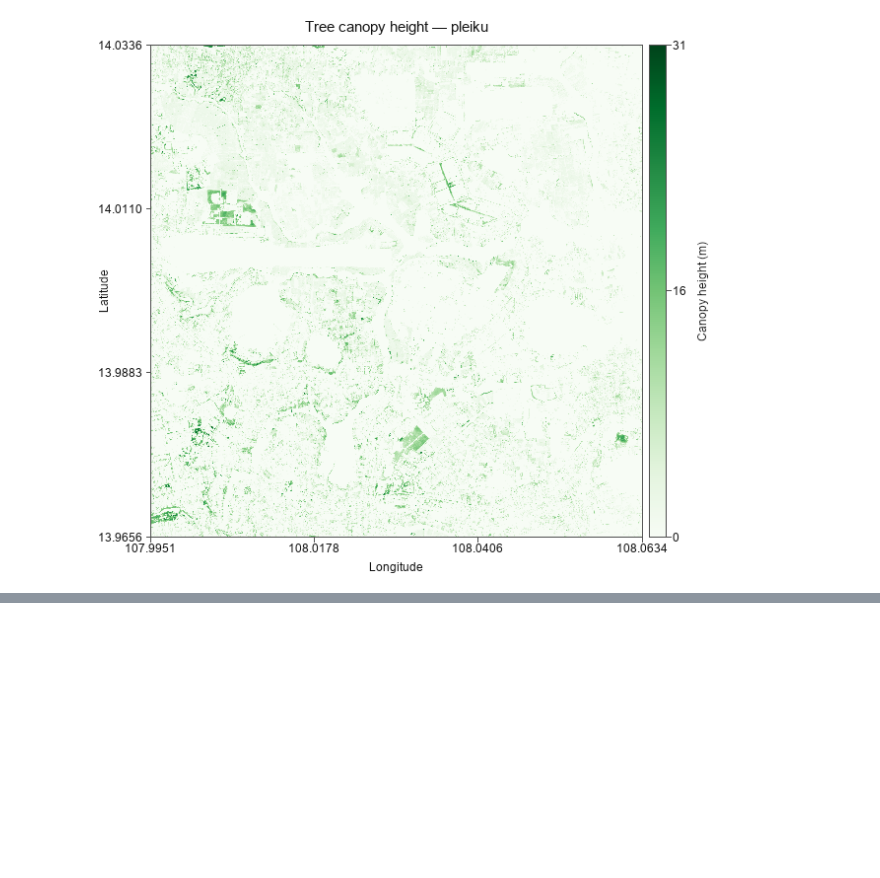
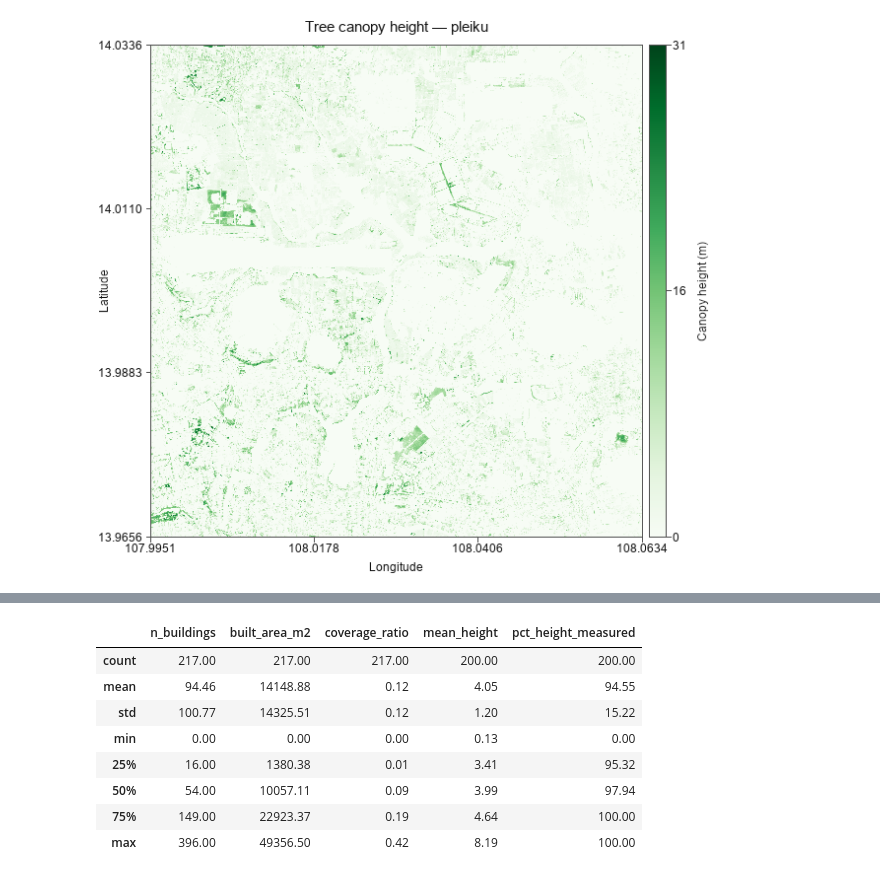
Before and after one commit to ArchiColab/sitex-course, a Jupyter notebook: 01-ARCH-Building_Morphology.ipynb, the cells around one changed output, grey strips where cells are left out. Saved outputs shown, nothing was run; the diff lists cells and outputs as text; code cells hidden in the pictures; blank space fills up the shorter version.

Commit message:
Adding the basic hex grid (res 9) for data aggregation, the new notebook for LLM+GIS, updated notes about local CRS

```diff
--- a/01-ARCH-Building_Morphology.ipynb
+++ b/01-ARCH-Building_Morphology.ipynb
@@ -598,0 +641,87 @@ if ShowMaps and canopy_path.exists():
+# %%
+#@title <font color=#1B7192> Click to run </font>  { display-mode: "form" }
+
+_t0 = time.time()
+print("### 10. Export for interpretation: buildings and one row per hexagon ###", flush=True)
+
+import h3
+from sitex.core import hexgrid
+
+hex_grid_path = DATA_DIR / f"hex_grid_{SLUG}.gpkg"
+if not hex_grid_path.exists():
+    raise FileNotFoundError(f"{hex_grid_path} not found -- run 00-Data-Acquisition.ipynb Section 3b first.")
+hexes = gpd.read_file(hex_grid_path, layer="hex")
+
+# --- buildings, with the hexagon each one belongs to ---
+bldg = buildings_out.copy()                                  # buildings_enriched layer, LOCAL_EPSG
+bldg["h3_id"] = hexgrid.assign_h3_id(bldg, hexes)
+bldg["height_measured"] = (bldg["height_source"] != "imputed").astype(float)
+
+# --- one row per hexagon ---
+hex_morphology = hexgrid.polygons_to_hex(
+    bldg, hexes,
+    n_buildings=("bldg_id", "count"),
+    built_area_m2=("area_m2", "sum"),
+    mean_height=("height_final", "mean"),
+    pct_height_measured=("height_measured", "mean"),
+    dominant_function=("bldg_function", "mode"),
+)
+hex_morphology["pct_height_measured"] *= 100
+HEIGHT_RELIABLE_MIN_PCT = 50    #@param {type:"number"}
+#@markdown <font color=#1B7192> A hexagon's heights count as reliable when at least this % of its buildings have a measured height. </font>
+hex_morphology["height_reliable"] = hex_morphology["pct_height_measured"] >= HEIGHT_RELIABLE_MIN_PCT
+hex_area_m2 = hexes.set_index("h3_id")["area_m2"]
+hex_morphology["coverage_ratio"] = hex_morphology["built_area_m2"] / hex_morphology["h3_id"].map(hex_area_m2)
+hex_morphology = hex_morphology[["h3_id", "n_buildings", "built_area_m2", "coverage_ratio",
+                                 "mean_height", "pct_height_measured", "height_reliable", "dominant_function"]]
+
+buildings_parquet_path = GDF_DIR / f"{SLUG}_buildings.parquet"
+hex_morphology_path = GDF_DIR / f"{SLUG}_hex_morphology.parquet"
+bldg.drop(columns="height_measured").to_parquet(buildings_parquet_path)
+hex_morphology.to_parquet(hex_morphology_path, index=False)
+
+# --- legend: one dictionary writes the table below and the legend file ---
+H3_RES = h3.get_resolution(hexes["h3_id"].iloc[0])
+LEGEND_COLUMNS = ["table", "column", "unit", "definition", "source", "limits"]
+LEGEND = [
+    ("hex_morphology", "h3_id", "-", f"Key of the hexagon (H3 cell, resolution {H3_RES})",
+     f"hex_grid_{SLUG}.gpkg", "-"),
+    ("hex_morphology", "n_buildings", "count", "Building footprints whose centre lies in the hexagon",
+     "Overture Maps footprints", "Footprints, not dwellings or residents. Missing or merged footprints are not corrected"),
+    ("hex_morphology", "built_area_m2", "m2", "Sum of the footprint areas of those buildings",
+     "Overture Maps footprints", "Ground area, not floor area. Stands in for built density, not for population"),
+    ("hex_morphology", "coverage_ratio", "0 to 1", "built_area_m2 divided by the hexagon area",
+     "built_area_m2, hex grid", "Footprints only: roads and open land count as not built"),
+    ("hex_morphology", "mean_height", "m", "Mean height_final of the buildings (not weighted by area)",
+     "Overture, Open Buildings, GBA, or imputed (Section 5)", "Includes imputed heights: read with pct_height_measured. Empty if no buildings"),
+    ("hex_morphology", "pct_height_measured", "%", "Share of the buildings whose height_source is not 'imputed'",
+     "height_source (Section 5)", "Says where the height came from, not whether it is right"),
+    ("hex_morphology", "height_reliable", "yes/no", f"True when pct_height_measured is at least {HEIGHT_RELIABLE_MIN_PCT}%",
+     "pct_height_measured", "The cutoff is a choice, not a measured limit. False also for a hexagon without buildings"),
+    ("hex_morphology", "dominant_function", "class", "Most frequent bldg_function among the buildings (ties: first in alphabetical order)",
+     "Overture land use, then a size and height rule (Section 6)", "Rule-based class, not surveyed use. Counts buildings, not floor area"),
+    ("buildings", "bldg_id", "-", "Building number in this notebook", "this notebook", "Changes if the footprints are reloaded"),
+    ("buildings", "height_final", "m", "Reconciled building height", "Section 5", "See height_source"),
+    ("buildings", "height_source", "class", "overture, open_buildings, gba or imputed", "Section 5", "-"),
+    ("buildings", "bldg_function", "class", "residential, mixed, industrial or civic", "Section 6", "Rule-based class, not surveyed use"),
+    ("buildings", "lu_class", "class", "Overture land-use class at the building centre", "Overture Maps land use", "Empty where no land-use polygon covers it"),
+    ("buildings", "area_m2", "m2", "Footprint area", "Overture Maps footprints", "-"),
+    ("buildings", "elevation_m", "m", "Ground elevation at the building centre", "GEDTM30 terrain model (Section 7)", "Terrain, not the height of the building; NaN if the DTM is missing"),
+    ("buildings", "geometry", "polygon", f"Outline of the building footprint (EPSG:{LOCAL_EPSG})", "Overture Maps footprints", "-"),
+    ("buildings", "h3_id", "-", "Hexagon that holds the building centre", f"hex_grid_{SLUG}.gpkg", "Empty if the centre is outside the grid"),
+]
+legend = pd.DataFrame(LEGEND, columns=LEGEND_COLUMNS)
+legend_path = GDF_DIR / f"{SLUG}_hex_morphology_legend.csv"
+legend.to_csv(legend_path, index=False, encoding="utf-8")
+
+n_in_grid = int(bldg["h3_id"].notna().sum())
+print(f"Buildings in the grid : {n_in_grid:,} of {len(bldg):,} (the others lie outside the hexagons)")
+print(f"Hexagons              : {len(hex_morphology)}, of which {int((hex_morphology['n_buildings'] == 0).sum())} without buildings")
+print(f"Saved -> {buildings_parquet_path}")
+print(f"Saved -> {hex_morphology_path}")
+print(f"Saved -> {legend_path}")
+display(hex_morphology.describe().round(2))
+display(legend[legend["table"] == "hex_morphology"].drop(columns="table"))
+
+print(f"--- 10. done in {time.time() - _t0:.2f}s ---\n")
+# %% [output]
@@ -598,0 +734,9 @@ if ShowMaps and canopy_path.exists():
+|  | n_buildings | built_area_m2 | coverage_ratio | mean_height | pct_height_measured |
+| count | 217.00 | 217.00 | 217.00 | 200.00 | 200.00 |
+| mean | 94.46 | 14148.88 | 0.12 | 4.05 | 94.55 |
+| std | 100.77 | 14325.51 | 0.12 | 1.20 | 15.22 |
+| min | 0.00 | 0.00 | 0.00 | 0.13 | 0.00 |
+| 25% | 16.00 | 1380.38 | 0.01 | 3.41 | 95.32 |
+| 50% | 54.00 | 10057.11 | 0.09 | 3.99 | 97.94 |
+| 75% | 149.00 | 22923.37 | 0.19 | 4.64 | 100.00 |
+| max | 396.00 | 49356.50 | 0.42 | 8.19 | 100.00 |
```
Also changed, not shown: parts of 15 cells of this notebook, 15 other files.
